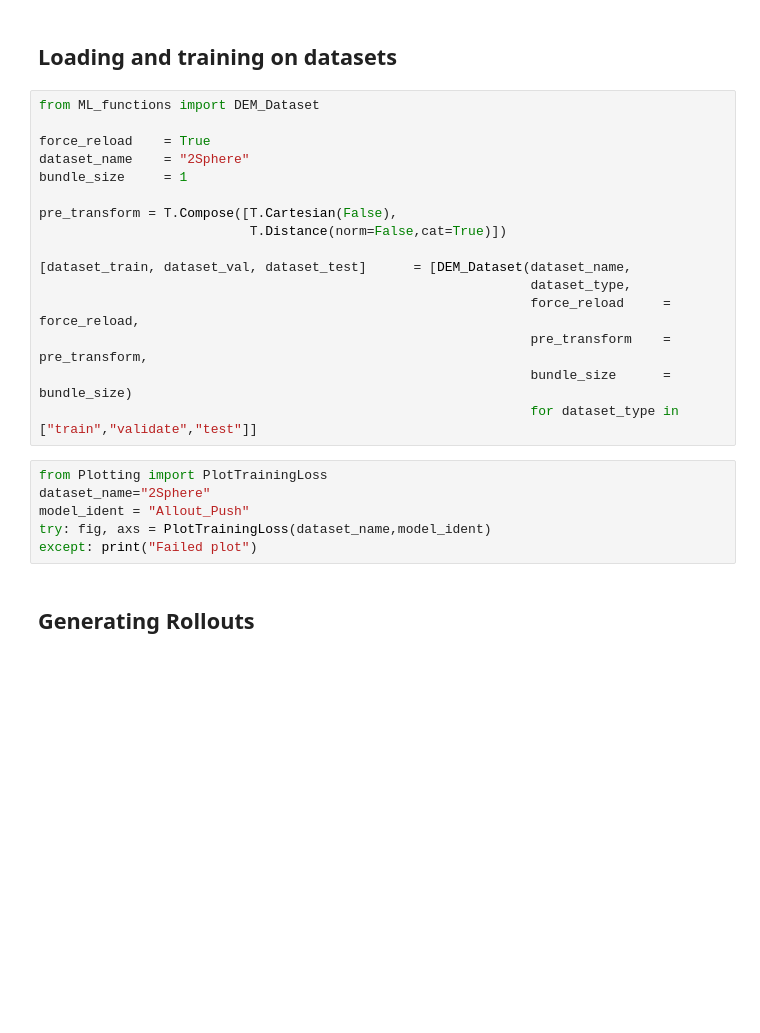
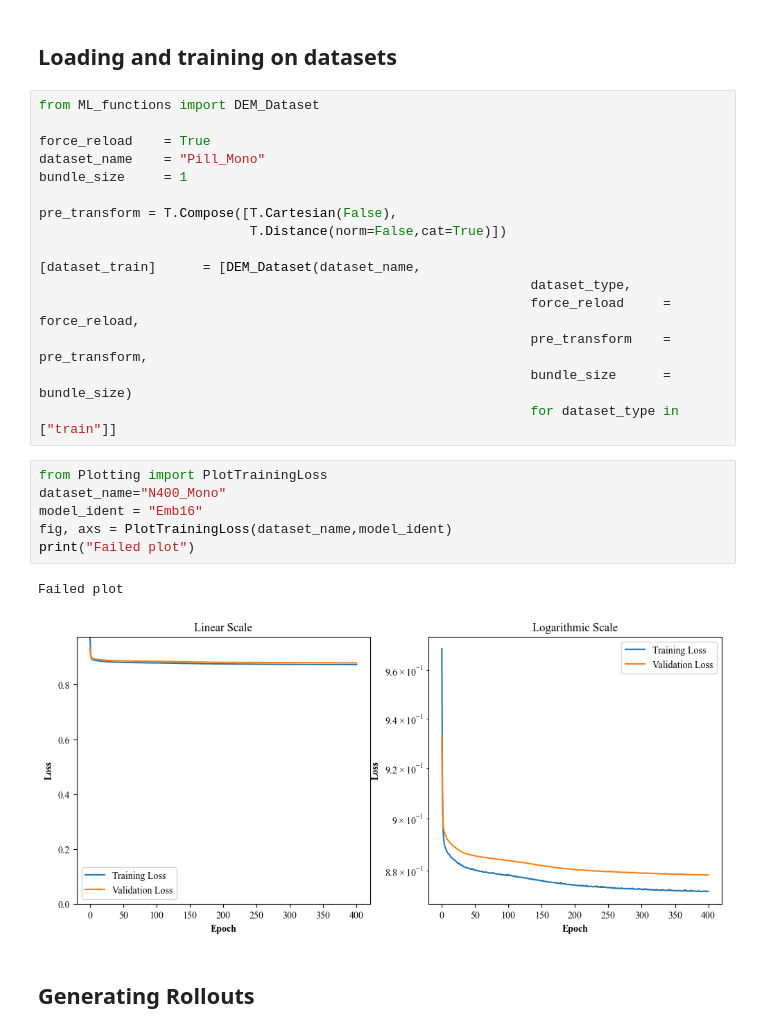
Before and after one commit to MaxGeraedts/DEM-GNN, a Jupyter notebook: Main.ipynb, the cells around one changed output. Saved outputs shown, nothing was run; the diff lists cells and outputs as text; blank space fills up the shorter version.

```diff
--- a/Main.ipynb
+++ b/Main.ipynb
@@ -24,24 +24,27 @@ True
 from ML_functions import DEM_Dataset
 
 force_reload    = True
-dataset_name    = "2Sphere"
+dataset_name    = "Pill_Mono"
 bundle_size     = 1
 
 pre_transform = T.Compose([T.Cartesian(False),
                            T.Distance(norm=False,cat=True)])
 
-[dataset_train, dataset_val, dataset_test]      = [DEM_Dataset(dataset_name,
+[dataset_train]      = [DEM_Dataset(dataset_name,
                                                                dataset_type,
                                                                force_reload     = force_reload,
                                                                pre_transform    = pre_transform,
                                                                bundle_size      = bundle_size)
-                                                               for dataset_type in ["train","validate","test"]]
+                                                               for dataset_type in ["train"]]
 # %%
 from Plotting import PlotTrainingLoss
-dataset_name="2Sphere"
-model_ident = "Allout_Push"
-try: fig, axs = PlotTrainingLoss(dataset_name,model_ident)
-except: print("Failed plot")
+dataset_name="N400_Mono"
+model_ident = "Emb16"
+fig, axs = PlotTrainingLoss(dataset_name,model_ident)
+print("Failed plot")
+# %% [output]
+Failed plot
+[figure, added]
 # %% [markdown]
 ## Generating Rollouts
 # %%
```
Also changed, not shown: parts of 14 cells of this notebook.
